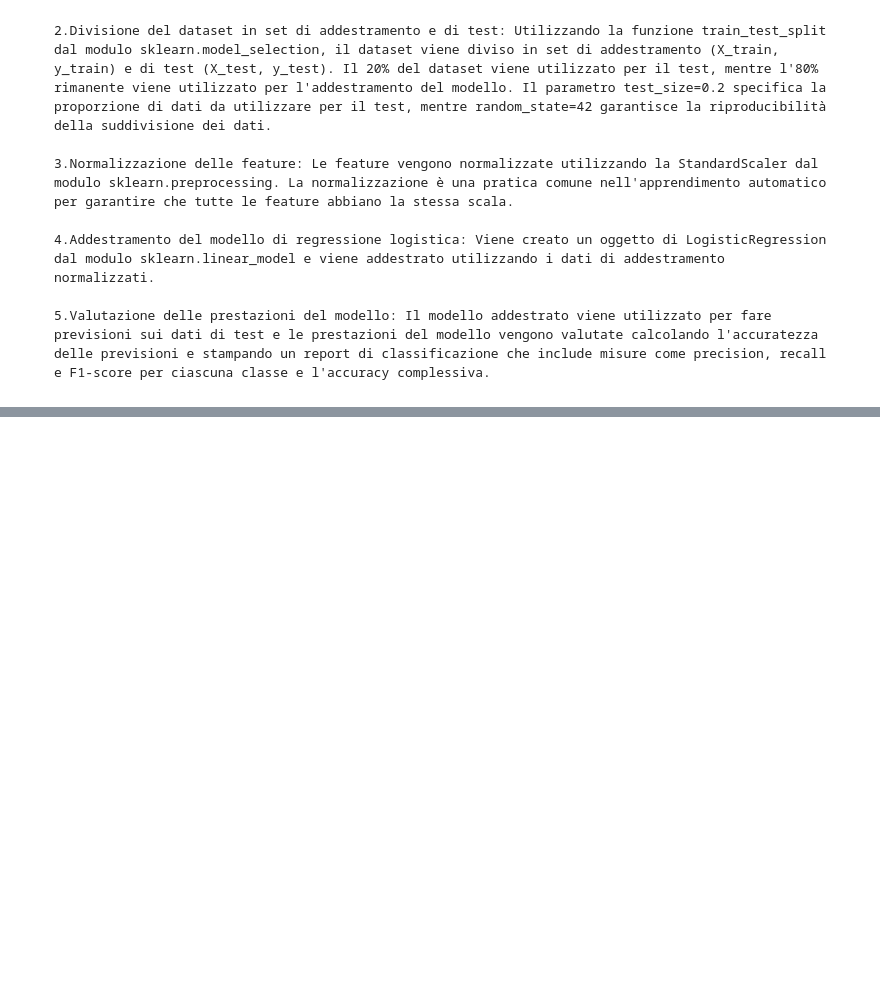
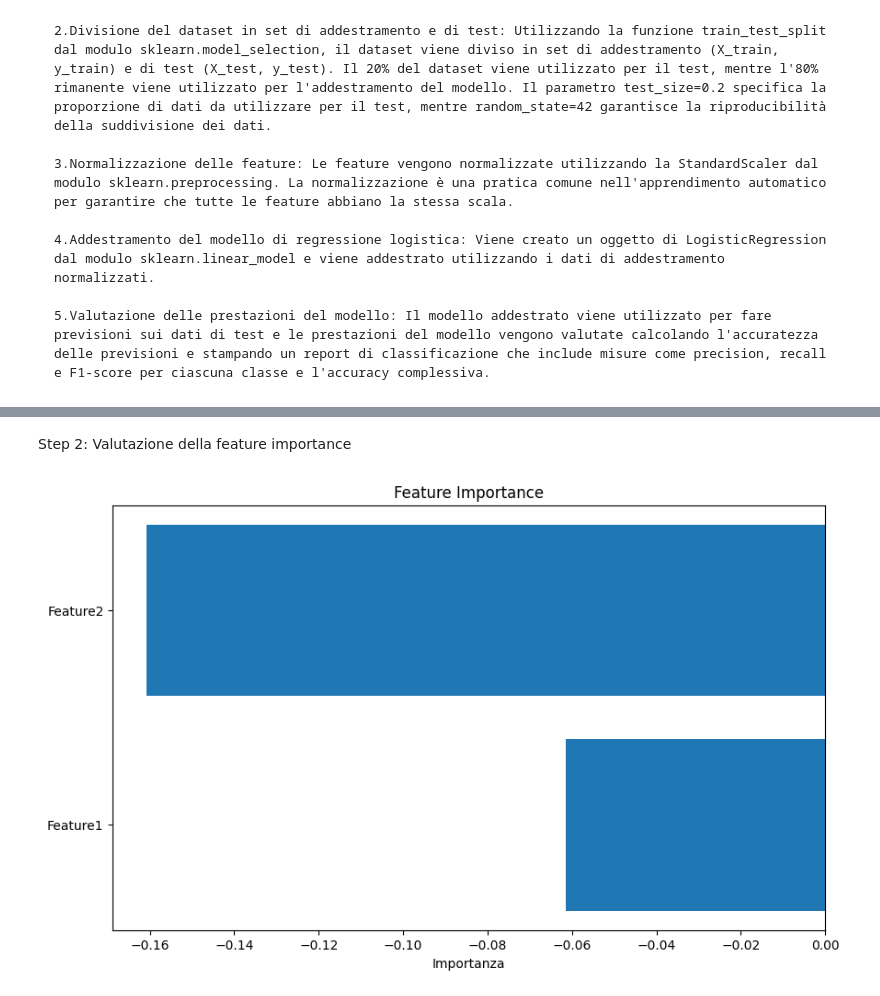
Before and after one commit to ubaldocervone/Esame-ICON, a Jupyter notebook: Copia_di_ICON.ipynb, the cells around one changed output, grey strips where cells are left out. Drawn from its saved outputs; the diff is of its cells as text; code cells hidden in the pictures; blank space fills up the shorter version.

```diff
--- a/Copia_di_ICON.ipynb
+++ b/Copia_di_ICON.ipynb
@@ -194,0 +197,25 @@ weighted avg       0.61      0.60      0.60        20
+# %%
+from sklearn.model_selection import GridSearchCV
+
+# Definizione dei parametri da testare per l'ottimizzazione
+parametri = {
+    'penalty': ['l1', 'l2'],
+    'C': [0.001, 0.01, 0.1, 1, 10, 100]
+}
+
+# Creazione dell'oggetto GridSearchCV per trovare i migliori parametri
+grid_search = GridSearchCV(estimator=model, param_grid=parametri, cv=5)
+grid_search.fit(X_train_scaled, y_train)
+
+# Visualizzazione dei migliori parametri
+print("Migliori parametri:", grid_search.best_params_)
+
+# Valutazione delle prestazioni con i migliori parametri
+best_model = grid_search.best_estimator_
+y_pred_optimized = best_model.predict(X_test_scaled)
+accuracy_optimized = accuracy_score(y_test, y_pred_optimized)
+print("Accuracy del modello ottimizzato:", accuracy_optimized)
+
+# Report di classificazione del modello ottimizzato
+print("\nReport di classificazione del modello ottimizzato:")
+print(classification_report(y_test, y_pred_optimized))
@@ -194,0 +252,16 @@ weighted avg       0.61      0.60      0.60        20
+# %% [markdown]
+Step 2: Valutazione della feature importance
+# %%
+# Visualizzazione dell'importanza delle feature
+importances = best_model.coef_[0]
+feature_names = X.columns
+feature_importances = pd.DataFrame({'Feature': feature_names, 'Importance': importances})
+feature_importances = feature_importances.sort_values(by='Importance', ascending=False)
+
+plt.figure(figsize=(10, 6))
+plt.barh(feature_importances['Feature'], feature_importances['Importance'])
+plt.xlabel('Importanza')
+plt.title('Feature Importance')
+plt.show()
+# %% [output]
+[figure, added]
```
Also changed, not shown: parts of 8 cells of this notebook.
